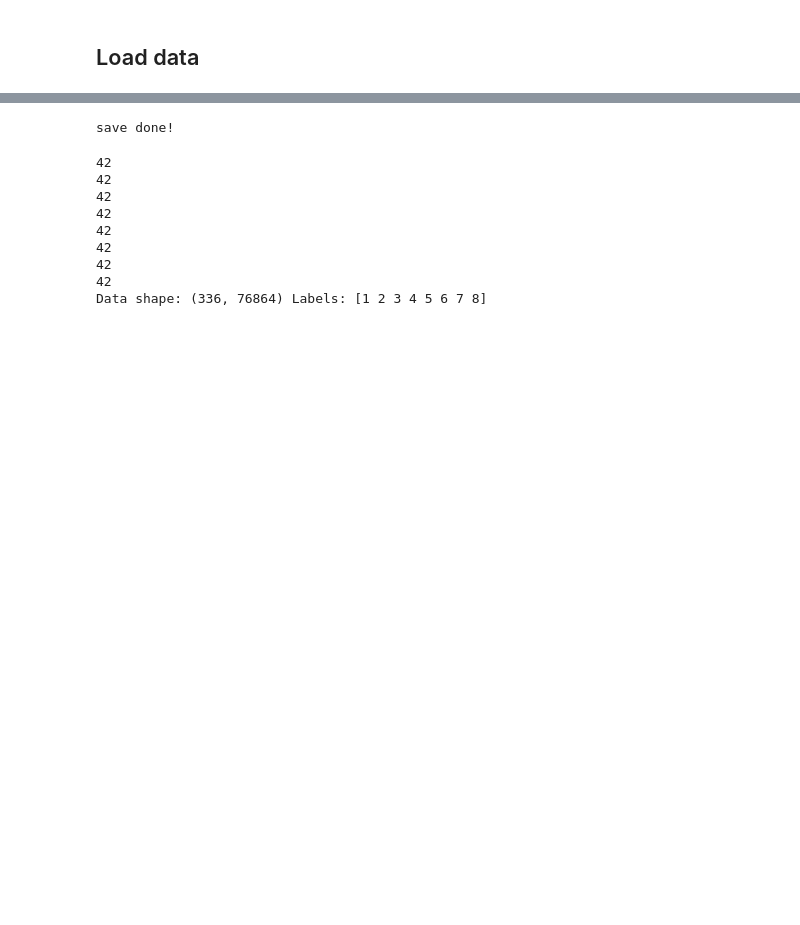
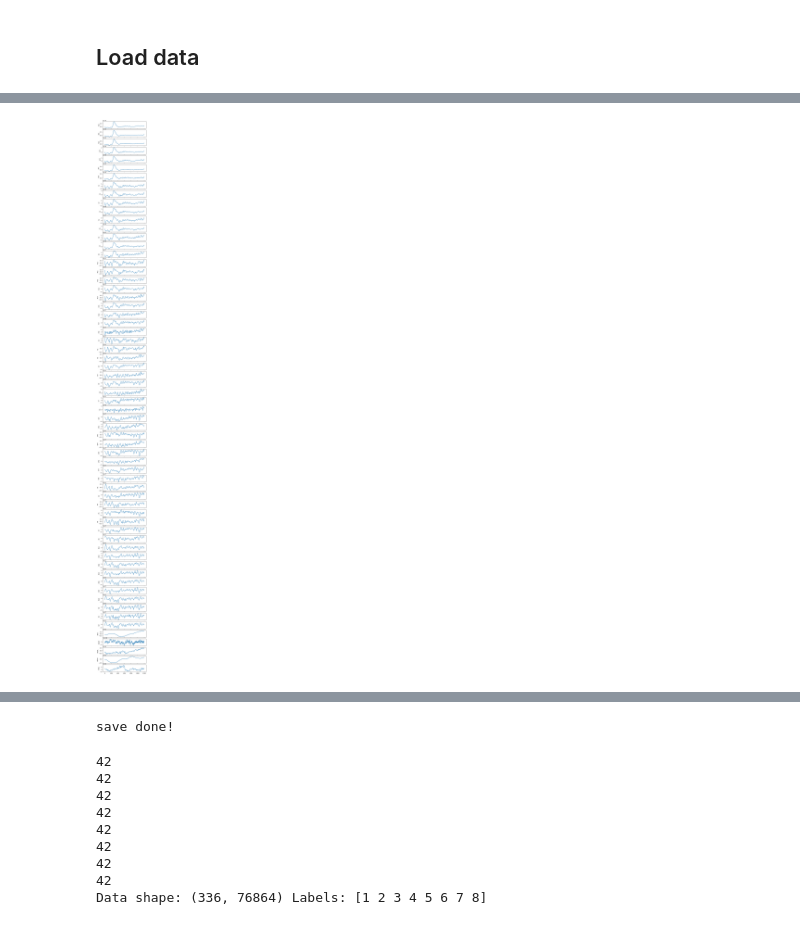
Before and after one commit to ChenK19/speech_decoding, a Jupyter notebook: speech_decoding.ipynb, the cells around one changed output, grey strips where cells are left out. Cells and saved outputs as stored; diff of their text form; code cells hidden in the pictures; blank space fills up the shorter version.

```diff
--- a/speech_decoding.ipynb
+++ b/speech_decoding.ipynb
@@ -295 +240,13 @@ rawData['mā']
        shape=(64, 1201))]
+# %%
+# 创建竖向子图
+n_ch = len(rawData['má'][0])
+channel_names = raw.info['ch_names']
+fig, axes = plt.subplots(n_ch, 1, figsize=(6, 1.2 * n_ch), sharex=True)
+
+for i, ax in enumerate(axes):
+    ax.plot(rawData['mā'][3][i], color='tab:blue')
+    ax.set_ylabel(channel_names[i])
+plt.show()
+# %% [output]
+[figure, added]
```
Also changed, not shown: parts of 10 cells of this notebook, 9 other files.
